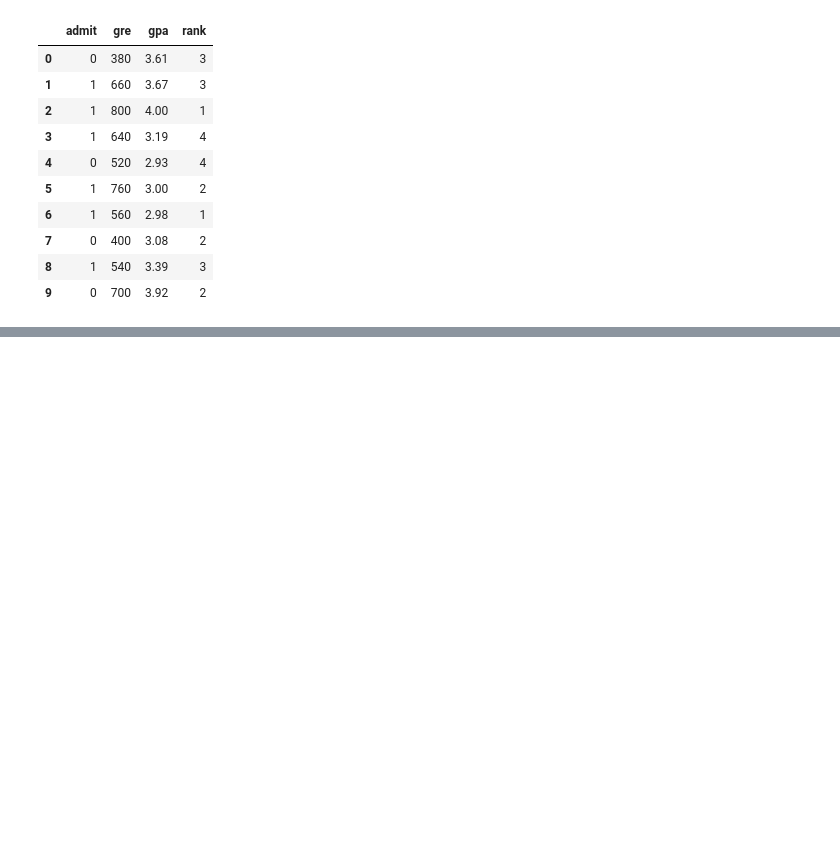
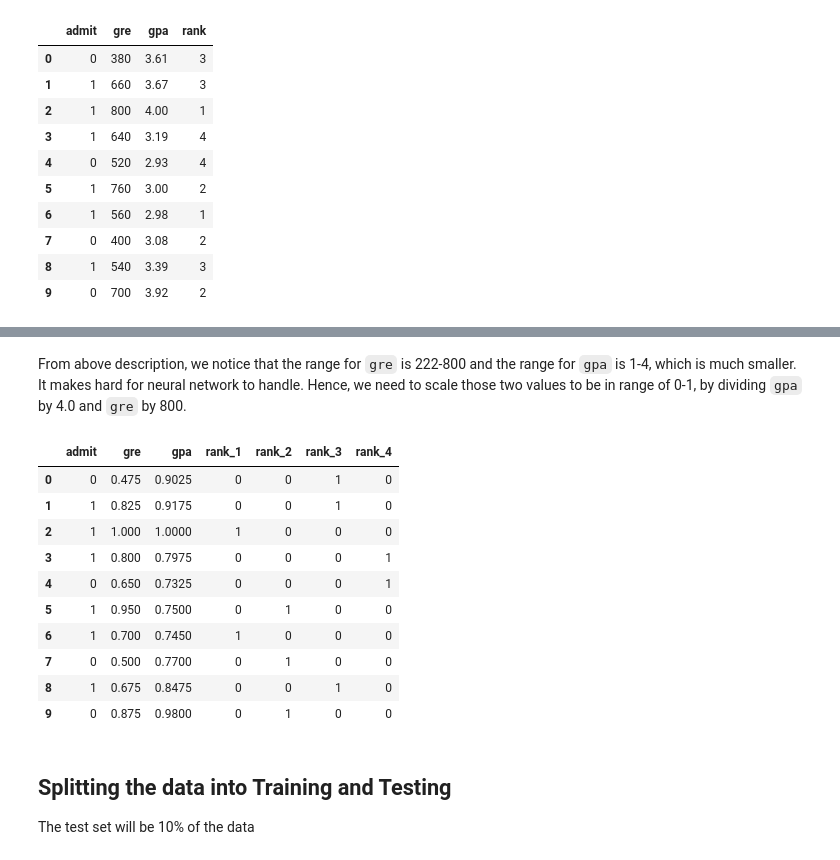
Before and after one commit to syahrulhamdani/Student_Admission, a Jupyter notebook: StudentAdmission.ipynb, the cells around one changed output, grey strips where cells are left out. Saved outputs shown, nothing was run; the diff lists cells and outputs as text; code cells hidden in the pictures; blank space fills up the shorter version.

```diff
--- a/StudentAdmission.ipynb
+++ b/StudentAdmission.ipynb
@@ -49,0 +136,27 @@ data.head(10)
+# %% [markdown]
+From above description, we notice that the range for `gre` is 222-800 and the range for `gpa` is 1-4, which is much smaller. It makes hard for neural network to handle. Hence, we need to scale those two values to be in range of 0-1, by dividing `gpa` by 4.0 and `gre` by 800.
+# %%
+# copying the data
+processed_data = one_hot_encode.copy()
+
+# scaling
+processed_data['gre'] = processed_data['gre']/800.0
+processed_data['gpa'] = processed_data['gpa']/4.0
+
+processed_data.head(10)
+# %% [output]
+|  | admit | gre | gpa | rank_1 | rank_2 | rank_3 | rank_4 |
+| 0 | 0 | 0.475 | 0.9025 | 0 | 0 | 1 | 0 |
+| 1 | 1 | 0.825 | 0.9175 | 0 | 0 | 1 | 0 |
+| 2 | 1 | 1.000 | 1.0000 | 1 | 0 | 0 | 0 |
+| 3 | 1 | 0.800 | 0.7975 | 0 | 0 | 0 | 1 |
+| 4 | 0 | 0.650 | 0.7325 | 0 | 0 | 0 | 1 |
+| 5 | 1 | 0.950 | 0.7500 | 0 | 1 | 0 | 0 |
+| 6 | 1 | 0.700 | 0.7450 | 1 | 0 | 0 | 0 |
+| 7 | 0 | 0.500 | 0.7700 | 0 | 1 | 0 | 0 |
+| 8 | 1 | 0.675 | 0.8475 | 0 | 0 | 1 | 0 |
+| 9 | 0 | 0.875 | 0.9800 | 0 | 1 | 0 | 0 |
+# %% [markdown]
+## Splitting the data into Training and Testing
+
+The test set will be 10% of the data
```
Also changed, not shown: parts of 23 cells of this notebook.
